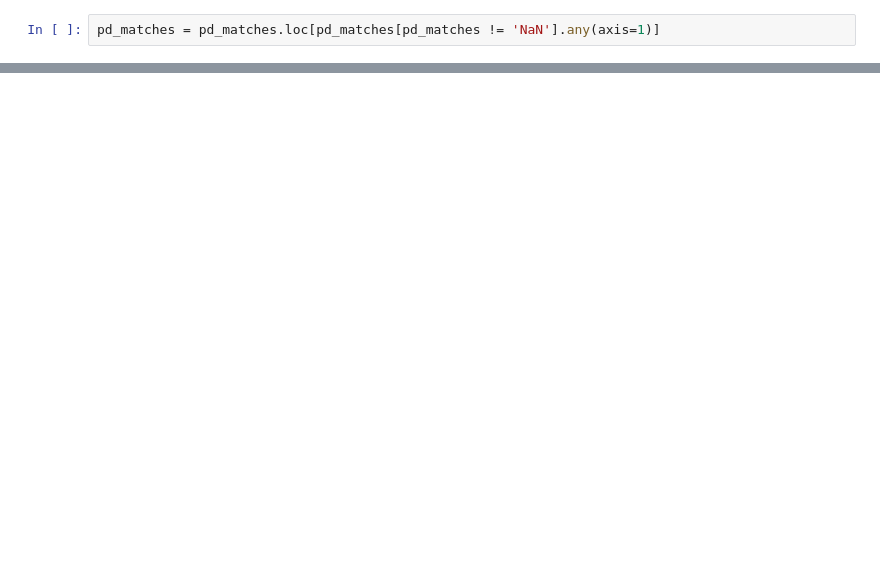
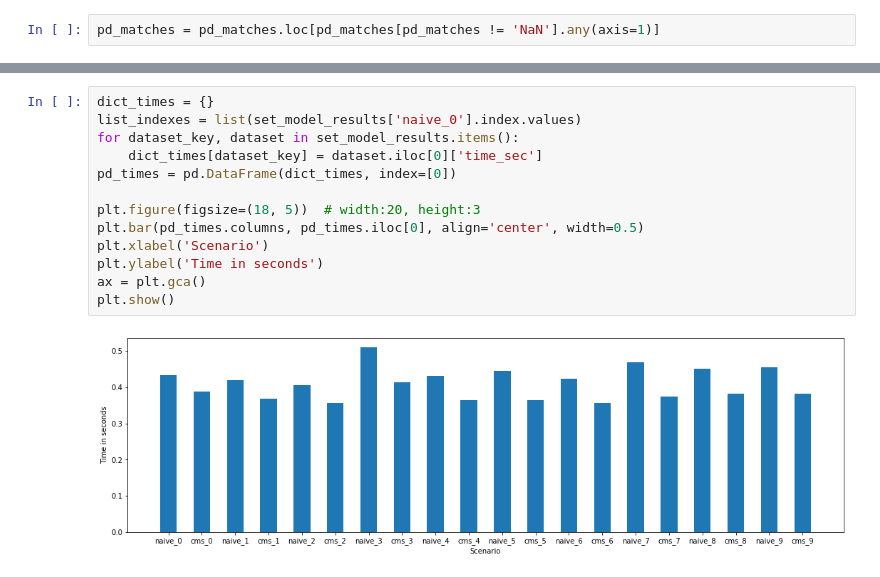
Before and after one commit to stavco9/datastreaming-final-project, a Jupyter notebook: Data_Analysis_All.ipynb, the cells around one changed output, grey strips where cells are left out. Drawn from its saved outputs; the diff is of its cells as text; blank space fills up the shorter version.

Commit message:
Added more plots

```diff
--- a/Data_Analysis_All.ipynb
+++ b/Data_Analysis_All.ipynb
@@ -101,0 +125,15 @@ dict_diffes_df
+# %%
+dict_times = {}
+list_indexes = list(set_model_results['naive_0'].index.values)
+for dataset_key, dataset in set_model_results.items():
+    dict_times[dataset_key] = dataset.iloc[0]['time_sec']
+pd_times = pd.DataFrame(dict_times, index=[0])
+
+plt.figure(figsize=(18, 5))  # width:20, height:3
+plt.bar(pd_times.columns, pd_times.iloc[0], align='center', width=0.5)
+plt.xlabel('Scenario')
+plt.ylabel('Time in seconds')
+ax = plt.gca()
+plt.show()
+# %% [output]
+[figure, added]
```
Also changed, not shown: parts of 2 cells of this notebook.
